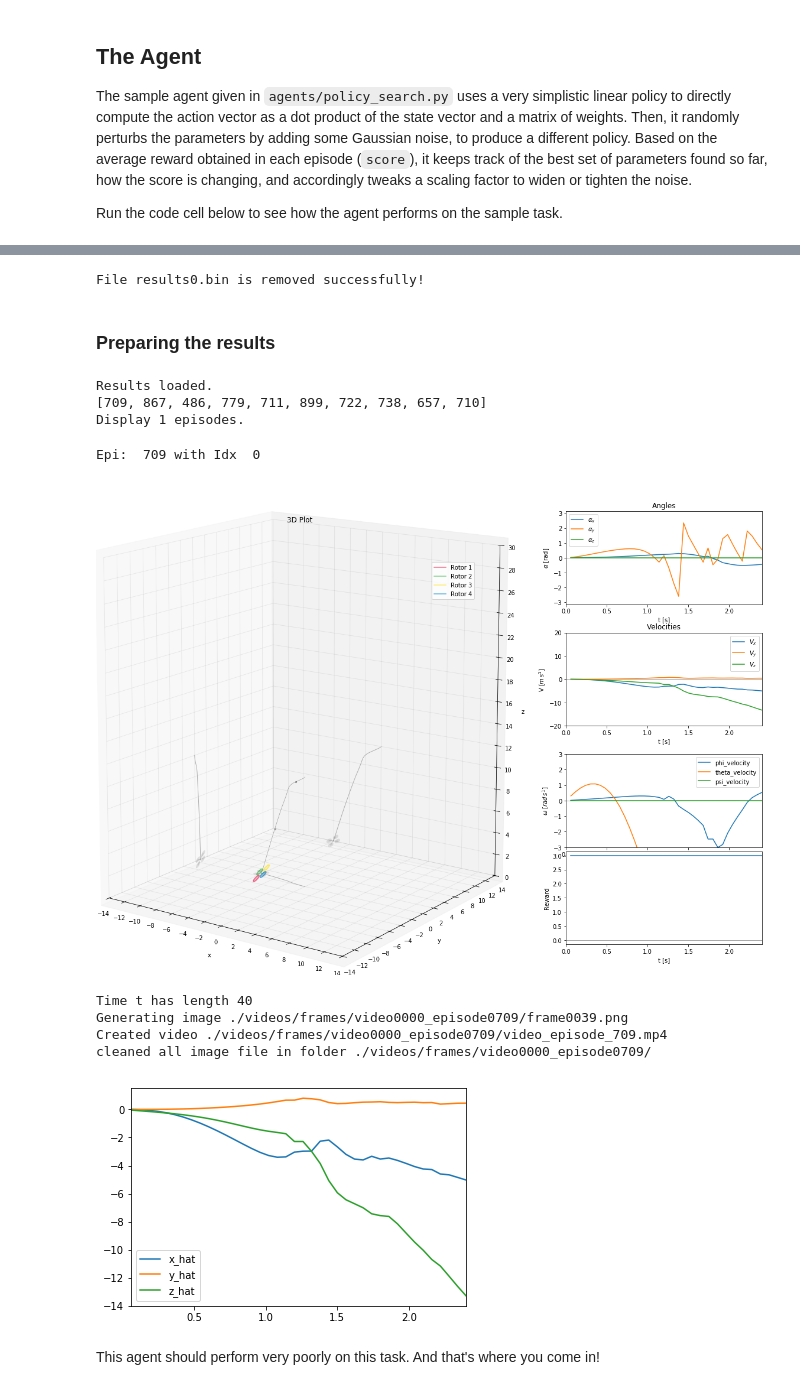
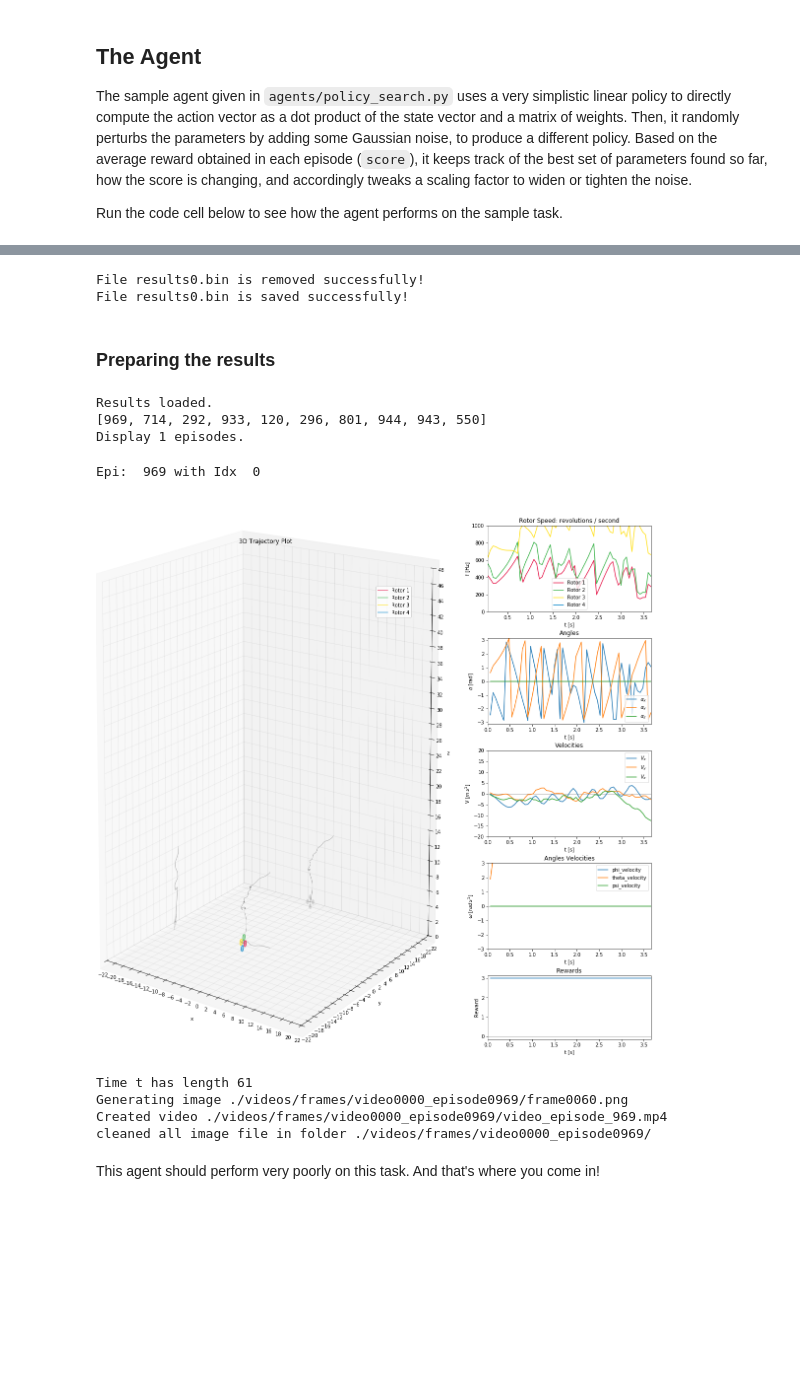
Before and after one commit to yingding/RL-Quadcopter-2, a Jupyter notebook: Quadcopter_Project.ipynb, the cells around one changed output, grey strips where cells are left out. Drawn from its saved outputs; the diff is of its cells as text; code cells hidden in the pictures; blank space fills up the shorter version.

```diff
--- a/Quadcopter_Project.ipynb
+++ b/Quadcopter_Project.ipynb
@@ -189,10 +188,9 @@ agent = PolicySearch_Agent(task)
 # before training
 resultsAll = []
 labels = ['time', 'x', 'y', 'z', 'phi', 'theta', 'psi', 'x_velocity',
-          'y_velocity', 'z_velocity', 'phi_velocity', 'theta_velocity',
-          'psi_velocity', 'reward']
+          'y_velocity', 'z_velocity', 'phi_velocity', 'theta_velocity', 'psi_velocity',
+          'rotor_speed1', 'rotor_speed2', 'rotor_speed3', 'rotor_speed4', 'reward']
 
-#          'rotor_speed1', 'rotor_speed2', 'rotor_speed3', 'rotor_speed4', 'reward']
 results = {x : [] for x in labels}
 
 for i_episode in range(1, num_episodes+1):
@@ -206,8 +204,10 @@ for i_episode in range(1, num_episodes+1):
         rewards.append(reward)
 
         # construct the output for debugging for each action sequence
+        # use list(numpy.array) to convert numpy.array to list
         to_write = [task.sim.time] + list(task.sim.pose) \
-        + list(task.sim.v) + list(task.sim.angular_v) + rewards
+        + list(task.sim.v) + list(task.sim.angular_v) \
+        + list(action) + rewards
         for ii in range(len(labels)):
             results[labels[ii]].append(to_write[ii])
 
@@ -240,15 +238,22 @@ Time t in episode 999 has length 27
 import pickle
 import os, sys
 output_file = 'results0.bin'
-if os.path.exists(output_file):
-    os.remove(output_file)
-    if not os.path.exists(output_file):
-        print("File " + output_file + " is removed successfully!")
 
-with open('results0.bin', 'wb') as pickleFile:
-    pickle.dump(resultsAll, pickleFile)
+def save_results(output_file, resultsAll):
+    if os.path.exists(output_file):
+        os.remove(output_file)
+        if not os.path.exists(output_file):
+            print("File " + output_file + " is removed successfully!")
+
+    with open('results0.bin', 'wb') as pickleFile:
+        pickle.dump(resultsAll, pickleFile)
+        print("File " + output_file + " is saved successfully!")
+
+# call the save_results function
+save_results(output_file, resultsAll)
 # %% [output]
 File results0.bin is removed successfully!
+File results0.bin is saved successfully!
 # %% [markdown]
 ### Preparing the results
 # %%
@@ -261,7 +266,6 @@ with open('results0.bin', 'rb') as pickleFile:
     resultsAll = pickle.load(pickleFile)
 print("Results loaded.")
 
-exportPath = './videos/frames/'
 
 # Sort wrt episode reward.
 episodeRewards = [np.sum(r['reward']) for r in resultsAll]
@@ -278,42 +282,47 @@ resultIndices = resultIndices[0:1]
 print("Display {} episodes.".format(len(resultIndices)))
 # %% [output]
 Results loaded.
-[709, 867, 486, 779, 711, 899, 722, 738, 657, 710]
+[969, 714, 292, 933, 120, 296, 801, 944, 943, 550]
 Display 1 episodes.
 # %%
-import Nice_plot as plot
+import nice_plot as plot
 # Walk through picked episodes.
 
 def displayResults(resultIndices, isGenerateVideo=False):
+    '''
+    Display the results in image and generate video for each episode
+    '''
+    # define the export path for video and frames
+    exportPath = './videos/frames/'
+
     for iE, e in enumerate(resultIndices):
         episodePath = 'video{:04}_episode{:04}/'.format(iE, e)
         fullPath = exportPath + episodePath
         # Walk through all frames and plot.
         if not os.path.exists(fullPath):
             os.makedirs(fullPath)
         # print for every episode
         print("Epi: {0:4d} with Idx {1:2d}".format(e, iE))
-        plot.plot(resultsAll[e], fancy=False)
+        plot.plot(resultsAll[e], fancy=False, plotDims=[22, 48])
 
         if isGenerateVideo:
             plot.generate_video_for_one_episode(
                 e, resultsAll[e], fancy=False, plotDims=[22, 48],
                 skipRate=1, dirpath=fullPath)
 
 # Display the states and progress of the choosen episodes
 # set isGenerateVideo True to generate a video in the given dirpath.
 displayResults(resultIndices, True)
 
 #safe close all.
 plt.close("All")
 # %% [output]
-Epi:  709 with Idx  0
+Epi:  969 with Idx  0
-[figure, old version]
+[figure, new version]
-Time t has length 40
-Generating image ./videos/frames/video0000_episode0709/frame0039.png
-Created video ./videos/frames/video0000_episode0709/video_episode_709.mp4
-cleaned all image file in folder ./videos/frames/video0000_episode0709/
+Time t has length 61
+Generating image ./videos/frames/video0000_episode0969/frame0060.png
+Created video ./videos/frames/video0000_episode0969/video_episode_969.mp4
+cleaned all image file in folder ./videos/frames/video0000_episode0969/
-[figure, removed]
 # %% [markdown]
 This agent should perform very poorly on this task.  And that's where you come in!
 # %% [markdown]
```
Also changed, not shown: parts of 7 cells of this notebook, 7 other files.
